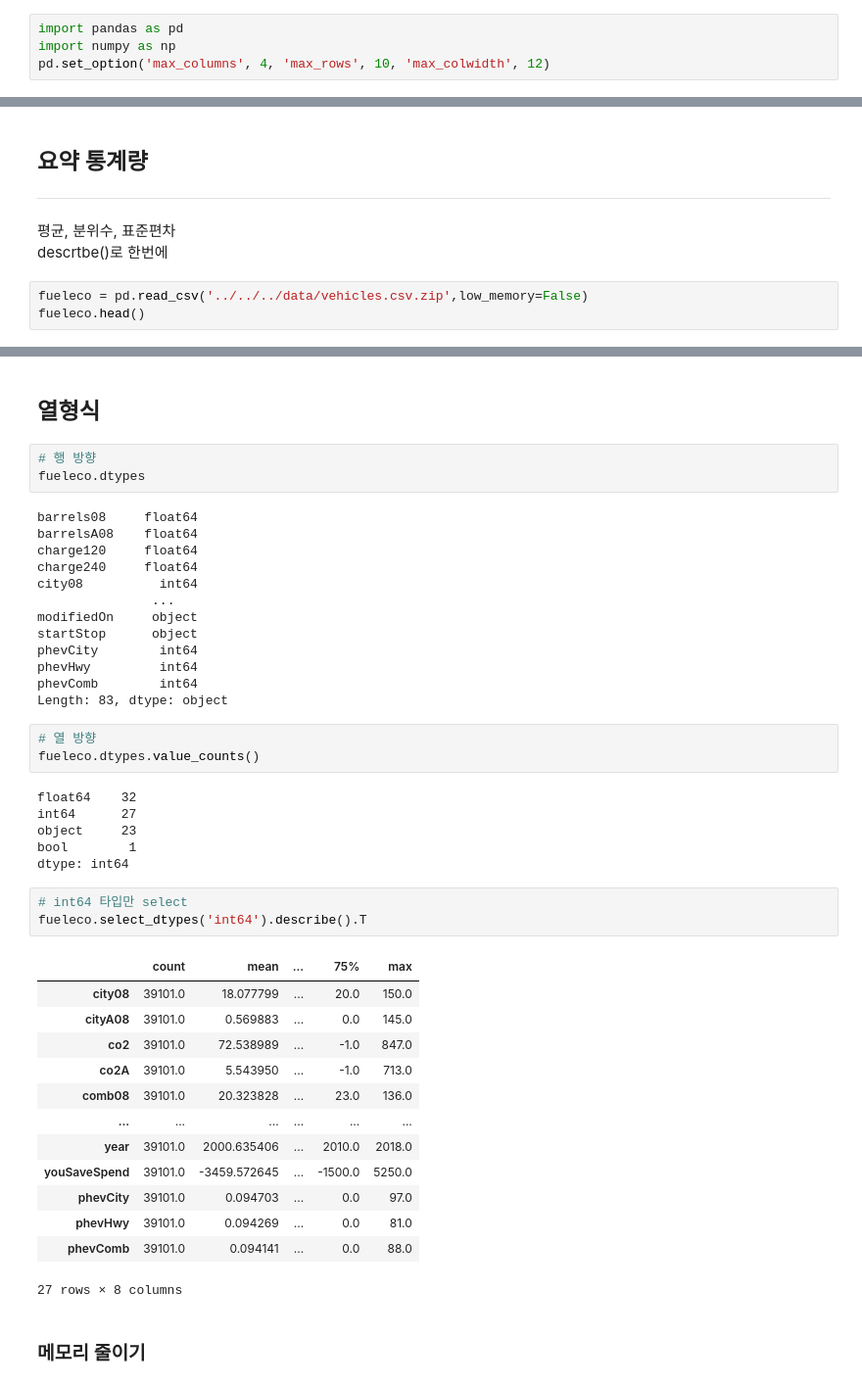
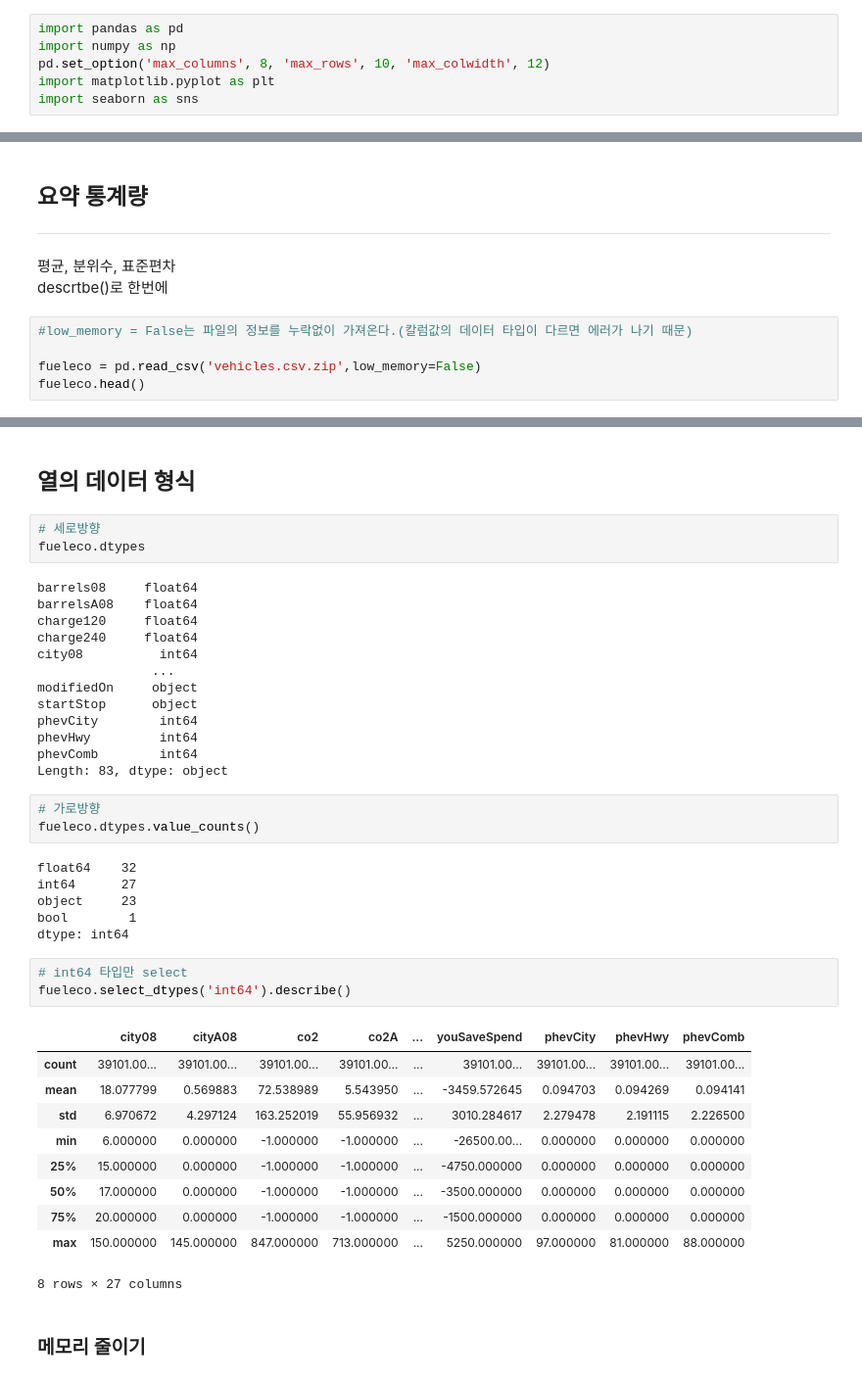
Before and after one commit to cldud400/fintech_class, a Jupyter notebook: 발표/cookbook/cookbook/ch05발표/ch-05.ipynb, the cells around one changed output, grey strips where cells are left out. Shown at 98% size. Cells and saved outputs as stored; diff of their text form.

```diff
--- a/발표/cookbook/cookbook/ch05발표/ch-05.ipynb
+++ b/발표/cookbook/cookbook/ch05발표/ch-05.ipynb
@@ -1,7 +1,9 @@
 # %%
 import pandas as pd
 import numpy as np
-pd.set_option('max_columns', 4, 'max_rows', 10, 'max_colwidth', 12)
+pd.set_option('max_columns', 8, 'max_rows', 10, 'max_colwidth', 12)
+import matplotlib.pyplot as plt
+import seaborn as sns
 # %%
 import warnings
 warnings.simplefilter(action='ignore', category=FutureWarning)
@@ -24,6 +28,8 @@ mkdir tmp
 평균, 분위수, 표준편차
 descrtbe()로 한번에
 # %%
-fueleco = pd.read_csv('../../../data/vehicles.csv.zip',low_memory=False)
+#low_memory = False는 파일의 정보를 누락없이 가져온다.(칼럼값의 데이터 타입이 다르면 에러가 나기 때문)
+
+fueleco = pd.read_csv('vehicles.csv.zip',low_memory=False)
 fueleco.head()
 # %% [output]
@@ -68,7 +82,7 @@ fueleco.describe(include = object).T
 # %% [markdown]
-## 열형식
+## 열의 데이터 형식
 # %%
-# 행 방향
+# 세로방향
 fueleco.dtypes
 # %% [output]
 barrels08     float64
@@ -84,7 +98,7 @@ phevHwy         int64
 phevComb        int64
 Length: 83, dtype: object
 # %%
-# 열 방향
+# 가로방향
 fueleco.dtypes.value_counts()
 # %% [output]
 float64    32
@@ -94,21 +108,18 @@ bool        1
 dtype: int64
 # %%
 # int64 타입만 select
-fueleco.select_dtypes('int64').describe().T
+fueleco.select_dtypes('int64').describe()
 # %% [output]
-|  | count | mean | ... | 75% | max |
-| city08 | 39101.0 | 18.077799 | ... | 20.0 | 150.0 |
-| cityA08 | 39101.0 | 0.569883 | ... | 0.0 | 145.0 |
-| co2 | 39101.0 | 72.538989 | ... | -1.0 | 847.0 |
-| co2A | 39101.0 | 5.543950 | ... | -1.0 | 713.0 |
-| comb08 | 39101.0 | 20.323828 | ... | 23.0 | 136.0 |
-| ... | ... | ... | ... | ... | ... |
-| year | 39101.0 | 2000.635406 | ... | 2010.0 | 2018.0 |
-| youSaveSpend | 39101.0 | -3459.572645 | ... | -1500.0 | 5250.0 |
-| phevCity | 39101.0 | 0.094703 | ... | 0.0 | 97.0 |
-| phevHwy | 39101.0 | 0.094269 | ... | 0.0 | 81.0 |
-| phevComb | 39101.0 | 0.094141 | ... | 0.0 | 88.0 |
+|  | city08 | cityA08 | co2 | co2A | ... | youSaveSpend | phevCity | phevHwy | phevComb |
+| count | 39101.00... | 39101.00... | 39101.00... | 39101.00... | ... | 39101.00... | 39101.00... | 39101.00... | 39101.00... |
+| mean | 18.077799 | 0.569883 | 72.538989 | 5.543950 | ... | -3459.572645 | 0.094703 | 0.094269 | 0.094141 |
+| std | 6.970672 | 4.297124 | 163.252019 | 55.956932 | ... | 3010.284617 | 2.279478 | 2.191115 | 2.226500 |
+| min | 6.000000 | 0.000000 | -1.000000 | -1.000000 | ... | -26500.00... | 0.000000 | 0.000000 | 0.000000 |
+| 25% | 15.000000 | 0.000000 | -1.000000 | -1.000000 | ... | -4750.000000 | 0.000000 | 0.000000 | 0.000000 |
+| 50% | 17.000000 | 0.000000 | -1.000000 | -1.000000 | ... | -3500.000000 | 0.000000 | 0.000000 | 0.000000 |
+| 75% | 20.000000 | 0.000000 | -1.000000 | -1.000000 | ... | -1500.000000 | 0.000000 | 0.000000 | 0.000000 |
+| max | 150.000000 | 145.000000 | 847.000000 | 713.000000 | ... | 5250.000000 | 97.000000 | 81.000000 | 88.000000 |
-27 rows × 8 columns
+8 rows × 27 columns
 # %% [markdown]
 ### 메모리 줄이기
 # %%
```
Also changed, not shown: parts of 46 cells of this notebook, 1 other file.
